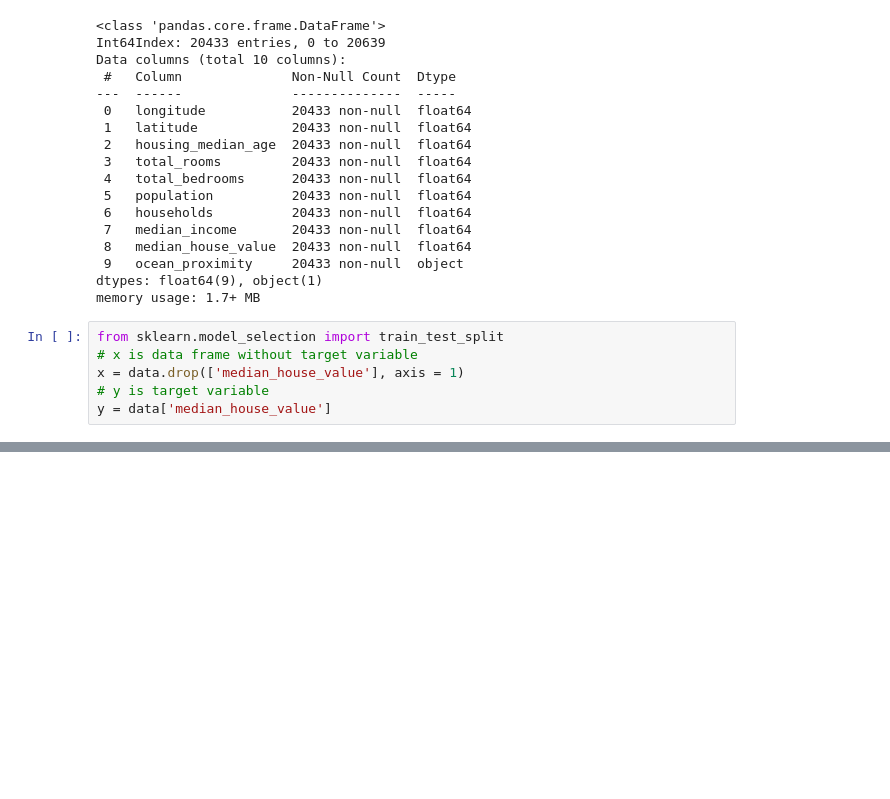
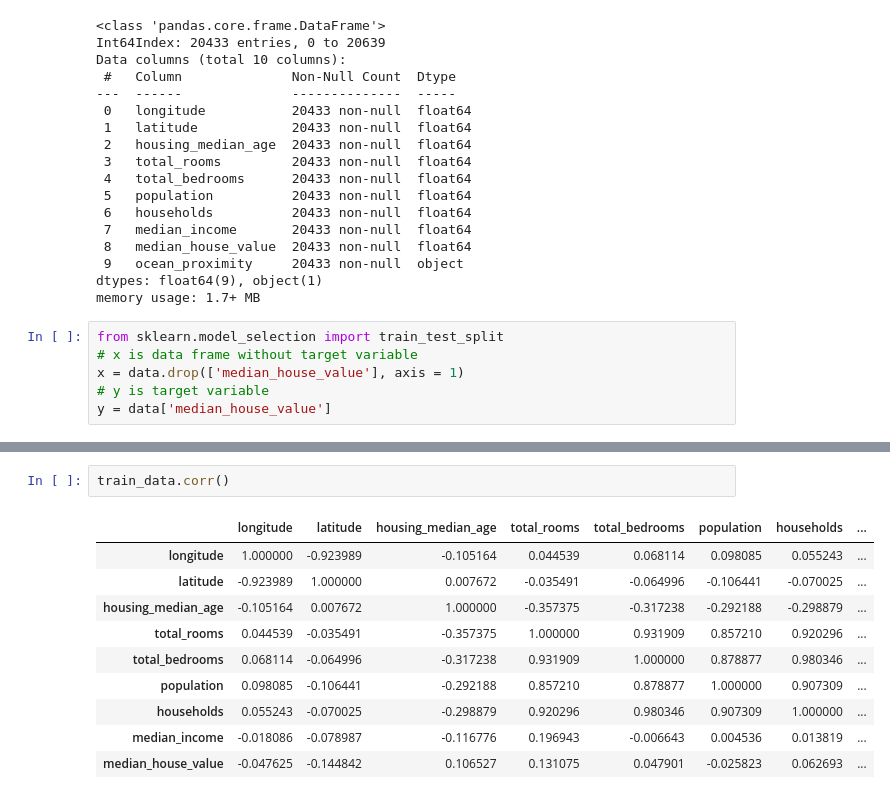
Before and after one commit to shahed-adnan/ML-House-Price-Prediction, a Jupyter notebook: california-house-price-prediction.ipynb, the cells around one changed output, grey strips where cells are left out. Drawn from its saved outputs; the diff is of its cells as text; blank space fills up the shorter version.

```diff
--- a/california-house-price-prediction.ipynb
+++ b/california-house-price-prediction.ipynb
@@ -107,0 +121,13 @@ train_data
+# %%
+train_data.corr()
+# %% [output]
+|  | longitude | latitude | housing_median_age | total_rooms | total_bedrooms | population | households | ... |
+| longitude | 1.000000 | -0.923989 | -0.105164 | 0.044539 | 0.068114 | 0.098085 | 0.055243 | ... |
+| latitude | -0.923989 | 1.000000 | 0.007672 | -0.035491 | -0.064996 | -0.106441 | -0.070025 | ... |
+| housing_median_age | -0.105164 | 0.007672 | 1.000000 | -0.357375 | -0.317238 | -0.292188 | -0.298879 | ... |
+| total_rooms | 0.044539 | -0.035491 | -0.357375 | 1.000000 | 0.931909 | 0.857210 | 0.920296 | ... |
+| total_bedrooms | 0.068114 | -0.064996 | -0.317238 | 0.931909 | 1.000000 | 0.878877 | 0.980346 | ... |
+| population | 0.098085 | -0.106441 | -0.292188 | 0.857210 | 0.878877 | 1.000000 | 0.907309 | ... |
+| households | 0.055243 | -0.070025 | -0.298879 | 0.920296 | 0.980346 | 0.907309 | 1.000000 | ... |
+| median_income | -0.018086 | -0.078987 | -0.116776 | 0.196943 | -0.006643 | 0.004536 | 0.013819 | ... |
+| median_house_value | -0.047625 | -0.144842 | 0.106527 | 0.131075 | 0.047901 | -0.025823 | 0.062693 | ... |
```
Also changed, not shown: parts of 7 cells of this notebook.
